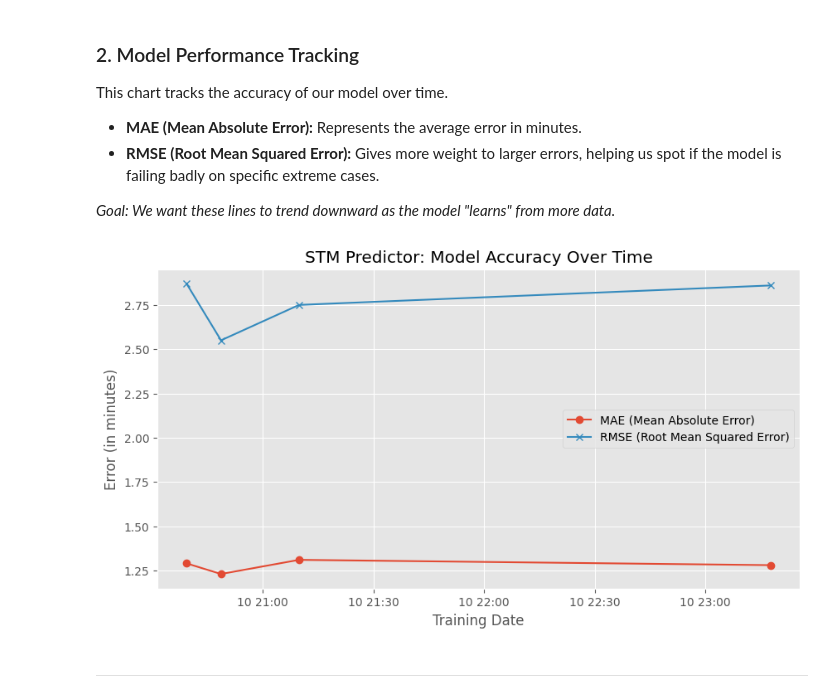
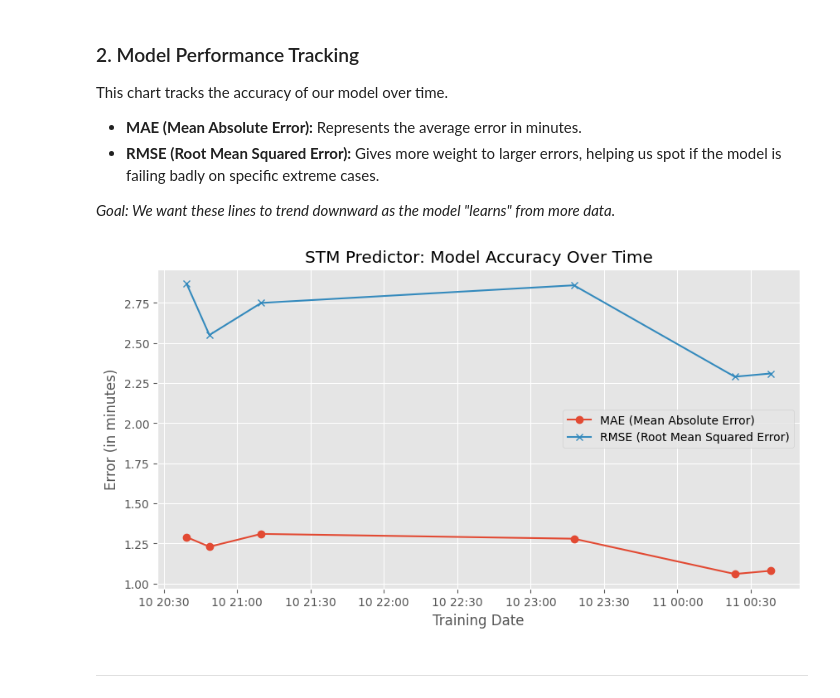
Before and after one commit to Dlwnsrl06/Montreal-STM-Delay-Predictor, a Jupyter notebook: main.ipynb, the cells around one changed output. Cells and saved outputs as stored; diff of their text form; code cells hidden in the pictures.

```diff
--- a/main.ipynb
+++ b/main.ipynb
@@ -32,26 +32,26 @@ This chart tracks the accuracy of our model over time.
 *Goal: We want these lines to trend downward as the model "learns" from more data.*
 # %%
 # Load the historical performance log
-log_path = 'data/performance_log.csv'
+log_path = 'data_collection/ml_model_performance_log.csv'
 if os.path.exists(log_path):
     perf = pd.read_csv(log_path)
     perf['timestamp'] = pd.to_datetime(perf['timestamp'])
 
     # Plot the results
     plt.figure(figsize=(10, 5))
     plt.plot(perf['timestamp'], perf['mae'], label='MAE (Mean Absolute Error)', marker='o')
     plt.plot(perf['timestamp'], perf['rmse'], label='RMSE (Root Mean Squared Error)', marker='x')
 
     plt.title("STM Predictor: Model Accuracy Over Time")
     plt.xlabel("Training Date")
     plt.ylabel("Error (in minutes)")
     plt.legend()
     plt.grid(True)
     plt.show()
 else:
     print("Performance log not found. Ensure the pipeline has run at least once.")
 # %% [output]
-[figure, old version]
+[figure, new version]
 # %% [markdown]
 ---
 # %% [markdown]
```
Also changed, not shown: parts of 2 cells of this notebook, 6 other files.
